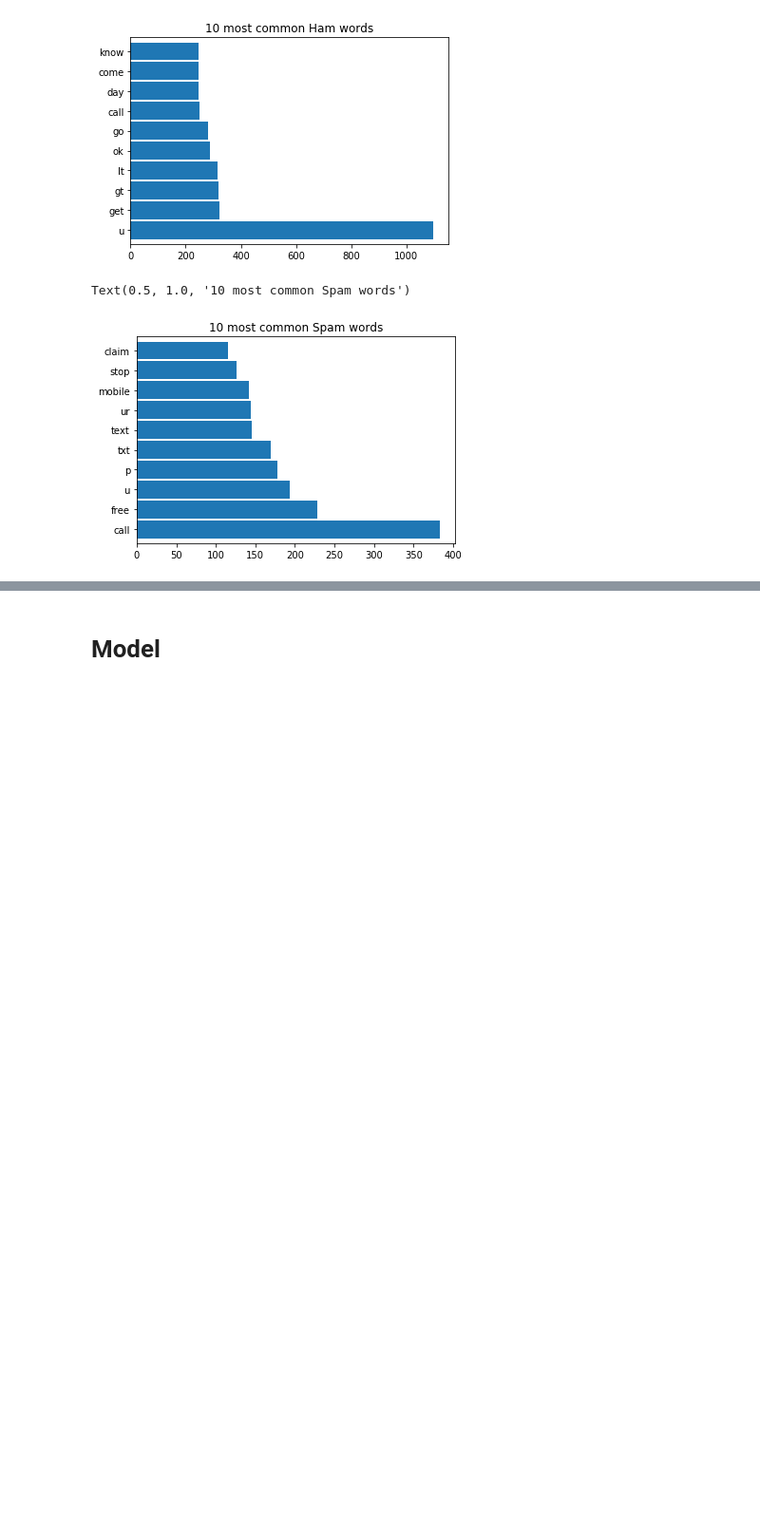
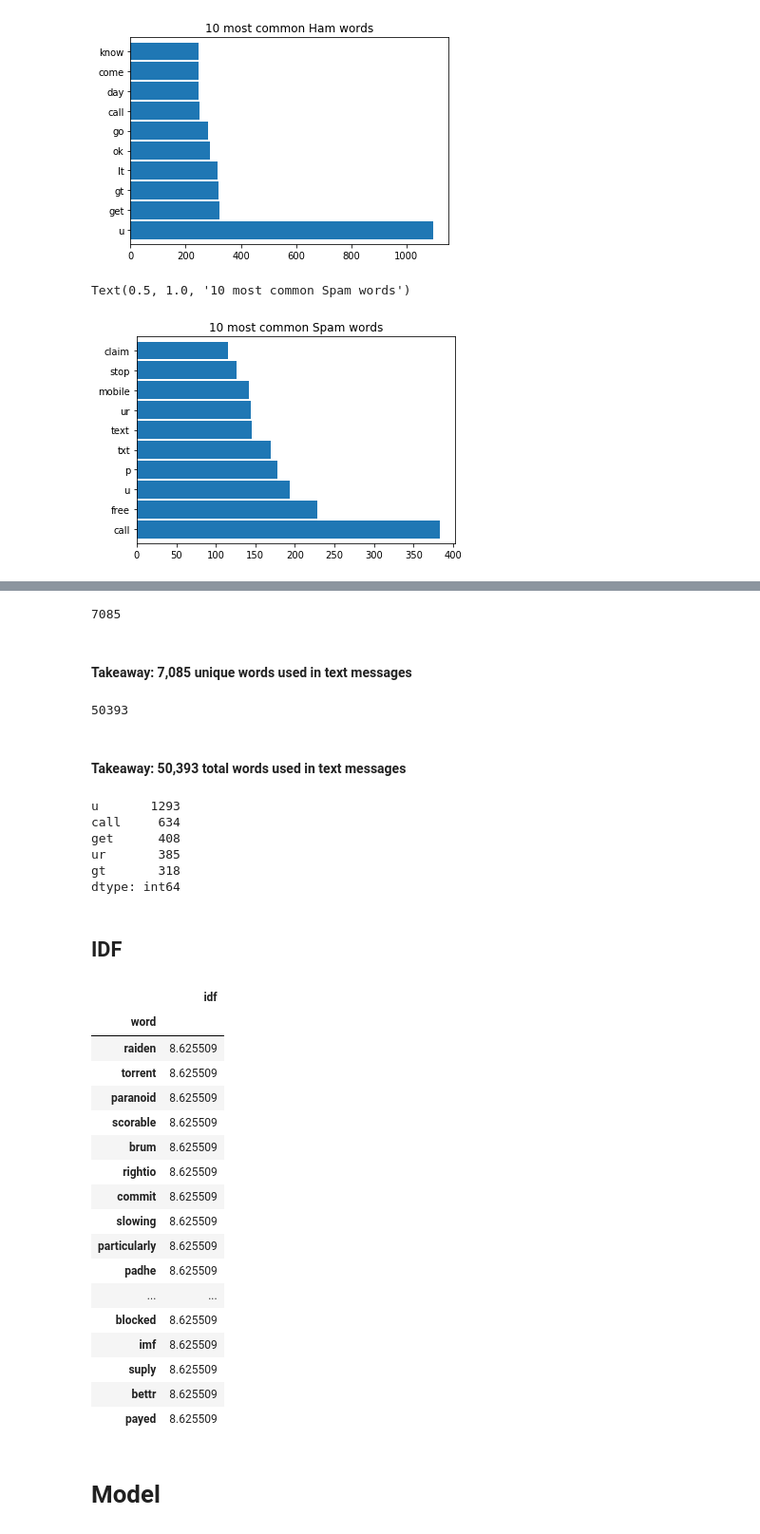
Before and after one commit to davidtenorio1/ds-methodologies-exercises, a Jupyter notebook: nlp/model.ipynb, the cells around one changed output, grey strips where cells are left out. Shown: that part at 95% size. Drawn from its saved outputs; the diff is of its cells as text; code cells hidden in the pictures; blank space fills up the shorter version.

```diff
--- a/nlp/model.ipynb
+++ b/nlp/model.ipynb
@@ -106,2 +127,58 @@ Text(0.5, 1.0, '10 most common Spam words')
+# %%
+len(tf_df)
+# %% [output]
+7085
+# %% [markdown]
+#### Takeaway: 7,085 unique words used in text messages
+# %%
+raw_count.sum()
+# %% [output]
+50393
+# %% [markdown]
+#### Takeaway: 50,393 total words used in text messages
+# %%
+raw_count.head()
+# %% [output]
+u       1293
+call     634
+get      408
+ur       385
+gt       318
+dtype: int64
+# %% [markdown]
+## IDF
+# %%
+def idf(word):
+    n_occurrences = sum([1 for doc in df.prepped if word in doc])
+    n_docs = len(df.prepped)
+    idf = np.log(n_docs/n_occurrences)
+    return idf
+# %%
+# Get a list of the unique words
+unique_words = pd.Series(' '.join(df.prepped).split()).unique()
+# %%
+word_df = pd.DataFrame(dict(word = unique_words))
+word_df.head()
+word_df = word_df.assign(idf = lambda df: df.word.apply(idf))
+word_df.set_index('word').sort_values(by='idf', ascending = False).head(20)
+# %% [output]
+|  | idf |
+| word |  |
+| raiden | 8.625509 |
+| torrent | 8.625509 |
+| paranoid | 8.625509 |
+| scorable | 8.625509 |
+| brum | 8.625509 |
+| rightio | 8.625509 |
+| commit | 8.625509 |
+| slowing | 8.625509 |
+| particularly | 8.625509 |
+| padhe | 8.625509 |
+| ... | ... |
+| blocked | 8.625509 |
+| imf | 8.625509 |
+| suply | 8.625509 |
+| bettr | 8.625509 |
+| payed | 8.625509 |
 # %% [markdown]
 # Model
```
Also changed, not shown: parts of 6 cells of this notebook, 3 other files.
